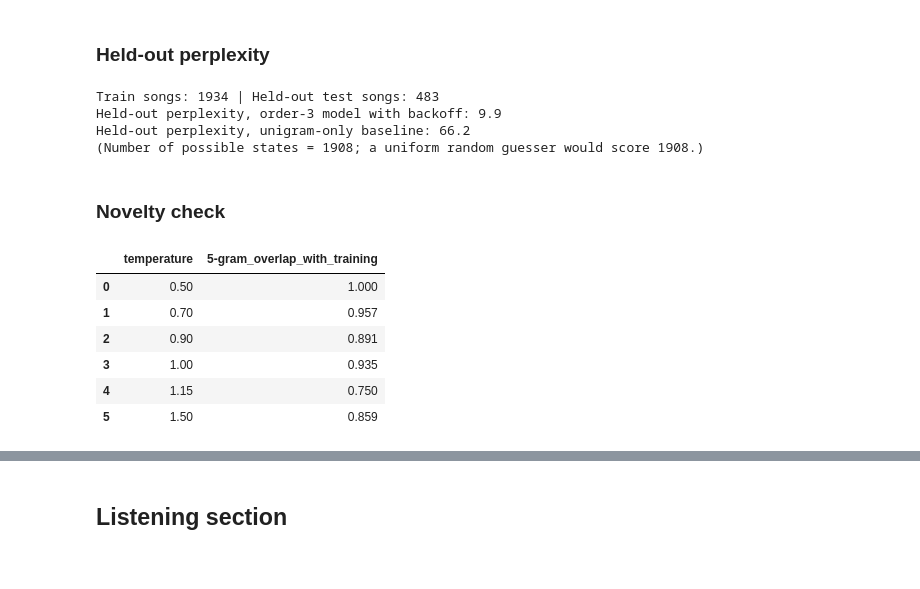
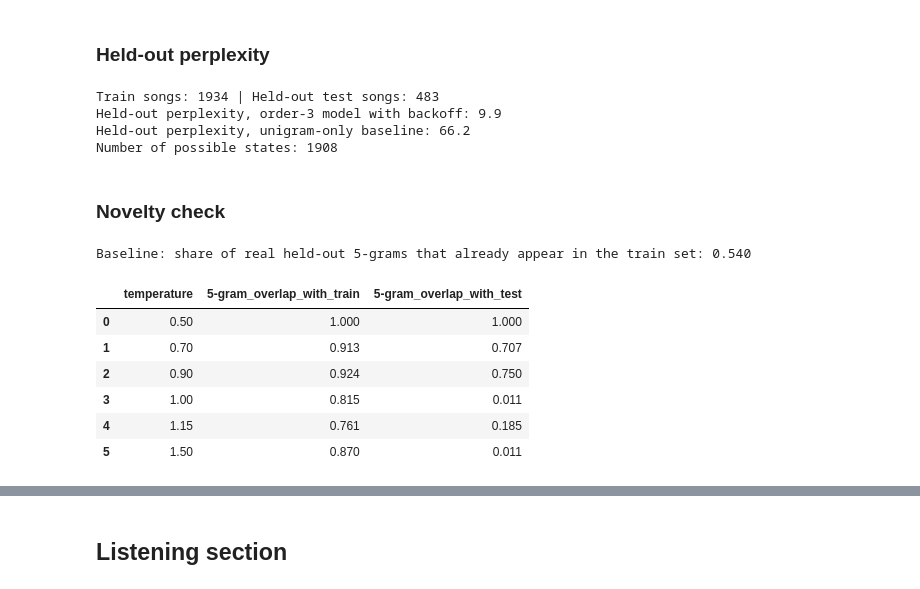
Before and after one commit to rikidoyouloveme/third-markov-for-video-game-bass-line-generation, a Jupyter notebook: project.ipynb, the cells around one changed output, grey strips where cells are left out. Drawn from its saved outputs; the diff is of its cells as text; code cells hidden in the pictures.

```diff
--- a/project.ipynb
+++ b/project.ipynb
@@ -519,7 +522,7 @@ def perplexity(sequences, order, transition_counts_local, unigram_local):
     return 2 ** (-np.mean(log_probs))
 
 train_sequences, test_sequences = split_sequences(encoded_indices)
-train_unigram, train_transition_counts, _ = train_markov(train_sequences, len(states))
+train_unigram, train_transition_counts, train_initial_contexts = train_markov(train_sequences, len(states))
 
 markov_perplexity = perplexity(test_sequences, MARKOV_ORDER, train_transition_counts, train_unigram)
 baseline_perplexity = perplexity(test_sequences, 0, {}, train_unigram)
@@ -527,34 +530,63 @@ baseline_perplexity = perplexity(test_sequences, 0, {}, train_unigram)
 print(f"Train songs: {len(train_sequences)} | Held-out test songs: {len(test_sequences)}")
 print(f"Held-out perplexity, order-{MARKOV_ORDER} model with backoff: {markov_perplexity:.1f}")
 print(f"Held-out perplexity, unigram-only baseline: {baseline_perplexity:.1f}")
-print(f"(Number of possible states = {len(states)}; a uniform random guesser would score {len(states)}.)")
+print(f"Number of possible states: {len(states)}")
 # %% [output]
 Train songs: 1934 | Held-out test songs: 483
 Held-out perplexity, order-3 model with backoff: 9.9
 Held-out perplexity, unigram-only baseline: 66.2
-(Number of possible states = 1908; a uniform random guesser would score 1908.)
+Number of possible states: 1908
 # %% [markdown]
 ### Novelty check
 # %%
 def ngram_set(sequences, n):
     return set(tuple(sequence[index:index + n]) for sequence in sequences for index in range(len(sequence) - n + 1))
 
+def generate_indices_from_model(transition_counts_local, unigram_local, initial_contexts_local, length=80, temperature=TEMPERATURE, order=MARKOV_ORDER):
+    def local_context_distribution(context):
+        for level in range(order, 0, -1):
+            counts = transition_counts_local[level].get(context[-level:])
+            if counts:
+                next_states = np.array(list(counts.keys()))
+                counts_arr = np.full(len(next_states), LAPLACE_ALPHA, dtype=float) + np.array(list(counts.values()), dtype=float)
+                return next_states, tempered(counts_arr / counts_arr.sum(), temperature)
+        return np.arange(len(unigram_local)), tempered(unigram_local, temperature)
+
+    contexts = list(initial_contexts_local.keys())
+    weights = tempered(np.array(list(initial_contexts_local.values()), dtype=float), temperature)
+    generated = list(contexts[rng.choice(len(contexts), p=weights)])
+    for _ in range(length - len(generated)):
+        next_states, probabilities = local_context_distribution(tuple(generated[-order:]))
+        generated.append(int(rng.choice(next_states, p=probabilities)))
+    return generated[:length]
+
 N_CHECK = MARKOV_ORDER + 2
-training_ngrams = ngram_set(encoded_indices, N_CHECK)
+train_ngrams = ngram_set(train_sequences, N_CHECK)
+test_ngrams = ngram_set(test_sequences, N_CHECK)
+
+baseline_windows = [tuple(sequence[index:index + N_CHECK]) for sequence in test_sequences for index in range(len(sequence) - N_CHECK + 1)]
+baseline_overlap = np.mean([window in train_ngrams for window in baseline_windows])
+print(f"Baseline: share of real held-out {N_CHECK}-grams that already appear in the train set: {baseline_overlap:.3f}")
 
 novelty_rows = []
 for temperature in sorted(set(TEMPERATURES)):
-    generated_sample = generate_indices(length=96, temperature=temperature)
+    generated_sample = generate_indices_from_model(train_transition_counts, train_unigram, train_initial_contexts, length=96, temperature=temperature)
     windows = [tuple(generated_sample[index:index + N_CHECK]) for index in range(len(generated_sample) - N_CHECK + 1)]
-    overlap = np.mean([window in training_ngrams for window in windows])
-    novelty_rows.append({"temperature": temperature, f"{N_CHECK}-gram_overlap_with_training": round(overlap, 3)})
+    train_overlap = np.mean([window in train_ngrams for window in windows])
+    test_overlap = np.mean([window in test_ngrams for window in windows])
+    novelty_rows.append({
+        "temperature": temperature,
+        f"{N_CHECK}-gram_overlap_with_train": round(train_overlap, 3),
+        f"{N_CHECK}-gram_overlap_with_test": round(test_overlap, 3),
+    })
 
 display(pd.DataFrame(novelty_rows))
 # %% [output]
+Baseline: share of real held-out 5-grams that already appear in the train set: 0.540
-|  | temperature | 5-gram_overlap_with_training |
-| 0 | 0.50 | 1.000 |
-| 1 | 0.70 | 0.957 |
-| 2 | 0.90 | 0.891 |
-| 3 | 1.00 | 0.935 |
-| 4 | 1.15 | 0.750 |
-| 5 | 1.50 | 0.859 |
+|  | temperature | 5-gram_overlap_with_train | 5-gram_overlap_with_test |
+| 0 | 0.50 | 1.000 | 1.000 |
+| 1 | 0.70 | 0.913 | 0.707 |
+| 2 | 0.90 | 0.924 | 0.750 |
+| 3 | 1.00 | 0.815 | 0.011 |
+| 4 | 1.15 | 0.761 | 0.185 |
+| 5 | 1.50 | 0.870 | 0.011 |
```
Also changed, not shown: parts of 14 cells of this notebook, 10 other files.
